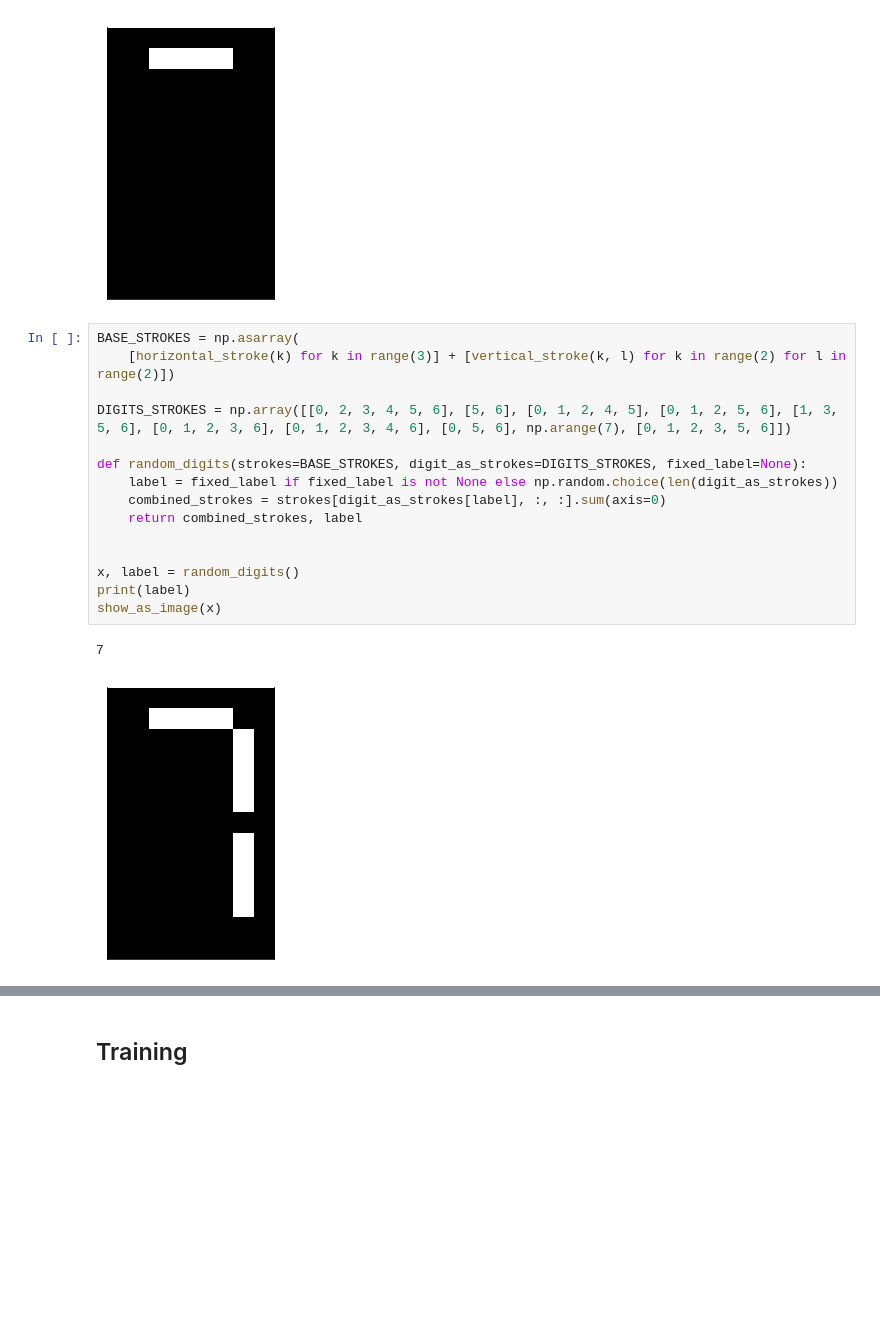
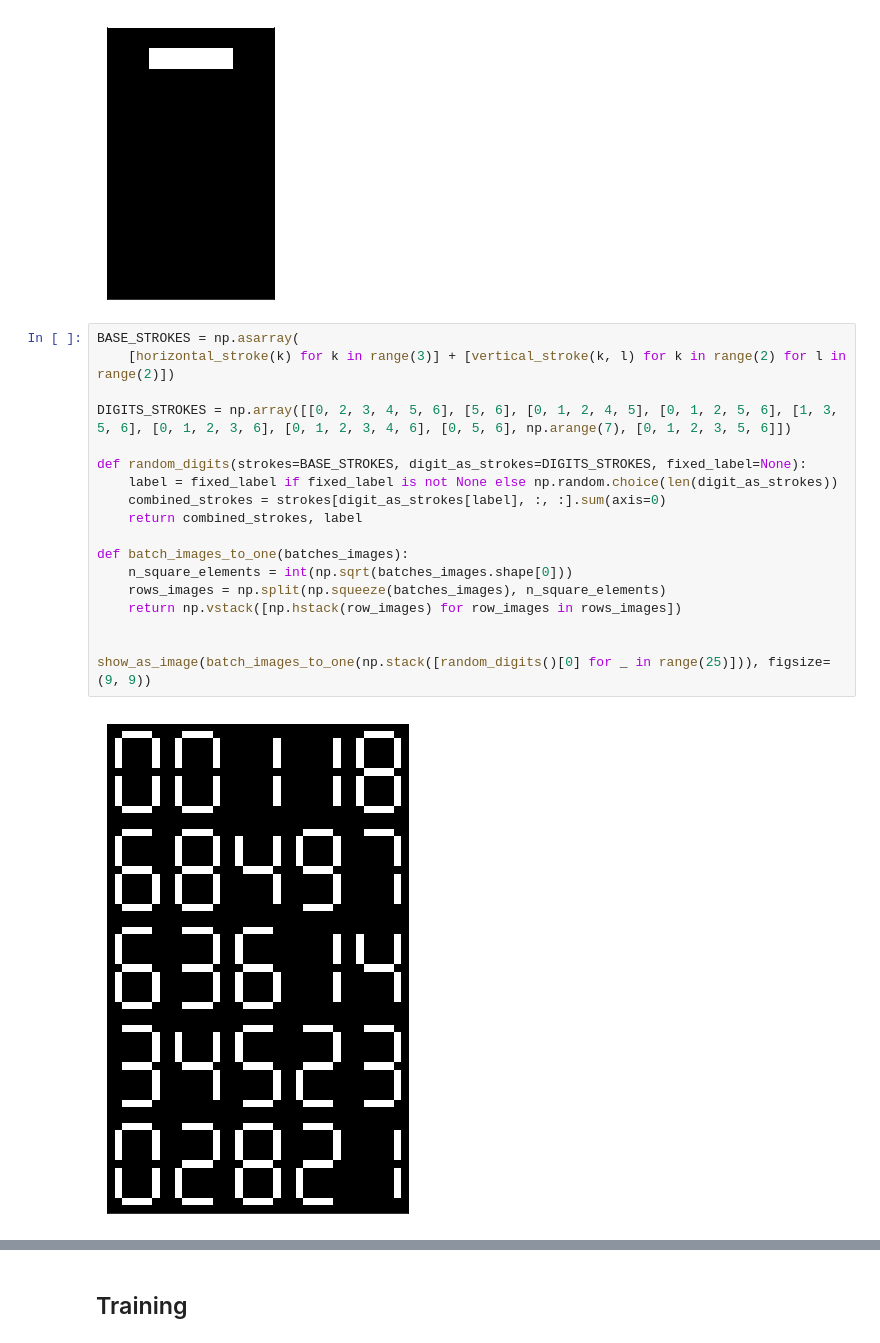
Before and after one commit to pilipolio/learn-pytorch, a Jupyter notebook: 201708_ToyPixelCNN.ipynb, the cells around one changed output, grey strips where cells are left out. Saved outputs shown, nothing was run; the diff lists cells and outputs as text; blank space fills up the shorter version.

```diff
--- a/201708_ToyPixelCNN.ipynb
+++ b/201708_ToyPixelCNN.ipynb
@@ -159,21 +161,23 @@ show_as_image(horizontal_stroke(0))
 # %%
 BASE_STROKES = np.asarray(
     [horizontal_stroke(k) for k in range(3)] + [vertical_stroke(k, l) for k in range(2) for l in range(2)])
 
 DIGITS_STROKES = np.array([[0, 2, 3, 4, 5, 6], [5, 6], [0, 1, 2, 4, 5], [0, 1, 2, 5, 6], [1, 3, 5, 6], [0, 1, 2, 3, 6], [0, 1, 2, 3, 4, 6], [0, 5, 6], np.arange(7), [0, 1, 2, 3, 5, 6]])
 
 def random_digits(strokes=BASE_STROKES, digit_as_strokes=DIGITS_STROKES, fixed_label=None):
     label = fixed_label if fixed_label is not None else np.random.choice(len(digit_as_strokes))
     combined_strokes = strokes[digit_as_strokes[label], :, :].sum(axis=0)
     return combined_strokes, label
 
+def batch_images_to_one(batches_images):
+    n_square_elements = int(np.sqrt(batches_images.shape[0]))
+    rows_images = np.split(np.squeeze(batches_images), n_square_elements)
+    return np.vstack([np.hstack(row_images) for row_images in rows_images])
 
-x, label = random_digits()
-print(label)
-show_as_image(x)
+
+show_as_image(batch_images_to_one(np.stack([random_digits()[0] for _ in range(25)])), figsize=(9, 9))
 # %% [output]
-7
-[figure, old version]
+[figure, new version]
 # %%
 from torch.utils.data import Dataset, DataLoader
 
```
Also changed, not shown: parts of 13 cells of this notebook, 1 other file.
